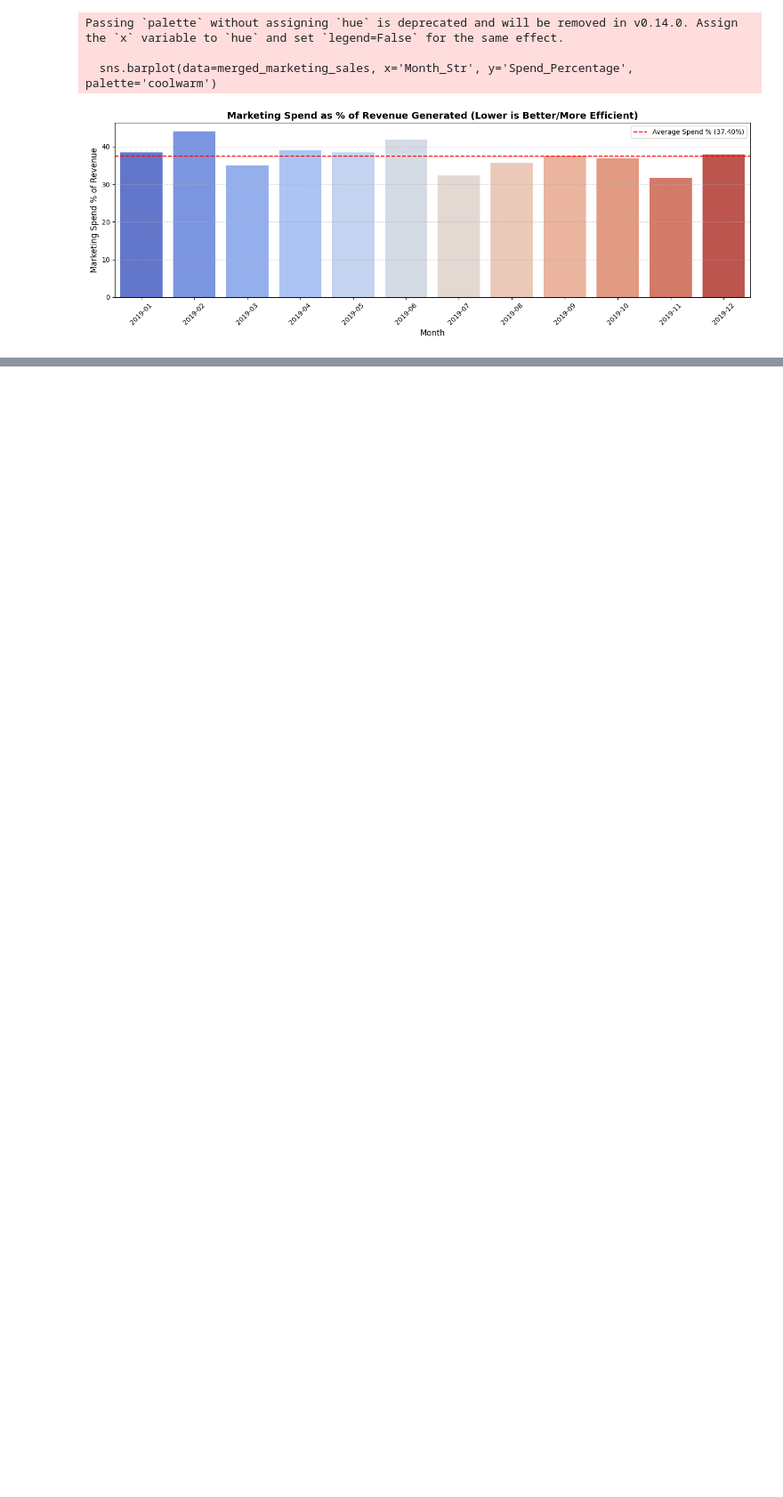
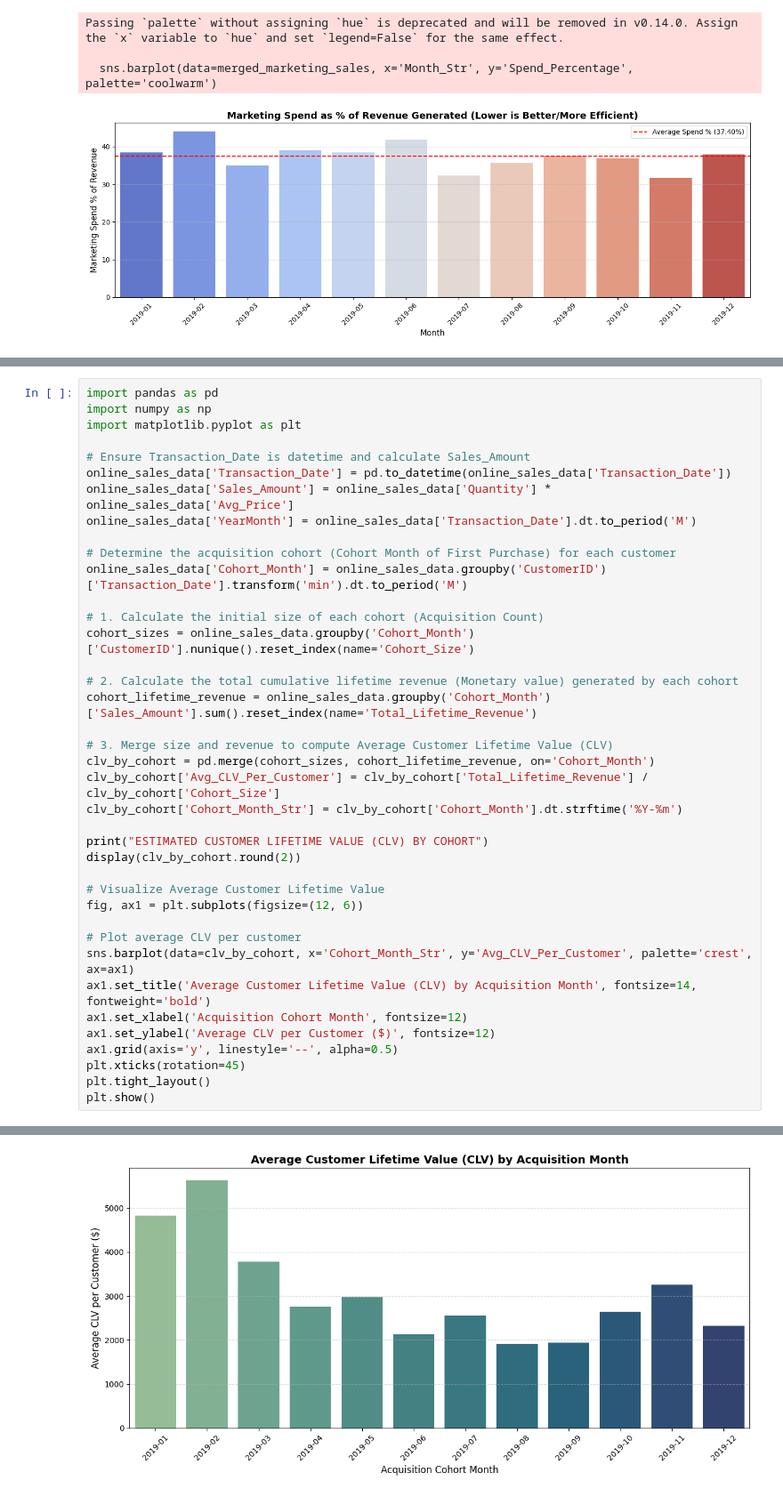
Before and after one commit to shridhar2k9/AI-ML, a Jupyter notebook: Untitled4.ipynb, the cells around one changed output, grey strips where cells are left out. Shown at 89% size. Drawn from its saved outputs; the diff is of its cells as text; blank space fills up the shorter version.

```diff
--- a/Untitled4.ipynb
+++ b/Untitled4.ipynb
@@ -1345,0 +1415,40 @@ RFM CUSTOMER SEGMENTATION SUMMARY
+# %%
+import pandas as pd
+import numpy as np
+import matplotlib.pyplot as plt
+
+# Ensure Transaction_Date is datetime and calculate Sales_Amount
+online_sales_data['Transaction_Date'] = pd.to_datetime(online_sales_data['Transaction_Date'])
+online_sales_data['Sales_Amount'] = online_sales_data['Quantity'] * online_sales_data['Avg_Price']
+online_sales_data['YearMonth'] = online_sales_data['Transaction_Date'].dt.to_period('M')
+
+# Determine the acquisition cohort (Cohort Month of First Purchase) for each customer
+online_sales_data['Cohort_Month'] = online_sales_data.groupby('CustomerID')['Transaction_Date'].transform('min').dt.to_period('M')
+
+# 1. Calculate the initial size of each cohort (Acquisition Count)
+cohort_sizes = online_sales_data.groupby('Cohort_Month')['CustomerID'].nunique().reset_index(name='Cohort_Size')
+
+# 2. Calculate the total cumulative lifetime revenue (Monetary value) generated by each cohort
+cohort_lifetime_revenue = online_sales_data.groupby('Cohort_Month')['Sales_Amount'].sum().reset_index(name='Total_Lifetime_Revenue')
+
+# 3. Merge size and revenue to compute Average Customer Lifetime Value (CLV)
+clv_by_cohort = pd.merge(cohort_sizes, cohort_lifetime_revenue, on='Cohort_Month')
+clv_by_cohort['Avg_CLV_Per_Customer'] = clv_by_cohort['Total_Lifetime_Revenue'] / clv_by_cohort['Cohort_Size']
+clv_by_cohort['Cohort_Month_Str'] = clv_by_cohort['Cohort_Month'].dt.strftime('%Y-%m')
+
+print("ESTIMATED CUSTOMER LIFETIME VALUE (CLV) BY COHORT")
+display(clv_by_cohort.round(2))
+
+# Visualize Average Customer Lifetime Value
+fig, ax1 = plt.subplots(figsize=(12, 6))
+
+# Plot average CLV per customer
+sns.barplot(data=clv_by_cohort, x='Cohort_Month_Str', y='Avg_CLV_Per_Customer', palette='crest', ax=ax1)
+ax1.set_title('Average Customer Lifetime Value (CLV) by Acquisition Month', fontsize=14, fontweight='bold')
+ax1.set_xlabel('Acquisition Cohort Month', fontsize=12)
+ax1.set_ylabel('Average CLV per Customer ($)', fontsize=12)
+ax1.grid(axis='y', linestyle='--', alpha=0.5)
+plt.xticks(rotation=45)
+plt.tight_layout()
+plt.show()
+# %% [output]
@@ -1345,0 +1472 @@ RFM CUSTOMER SEGMENTATION SUMMARY
+[figure, added]
```
Also changed, not shown: parts of 8 cells of this notebook.
